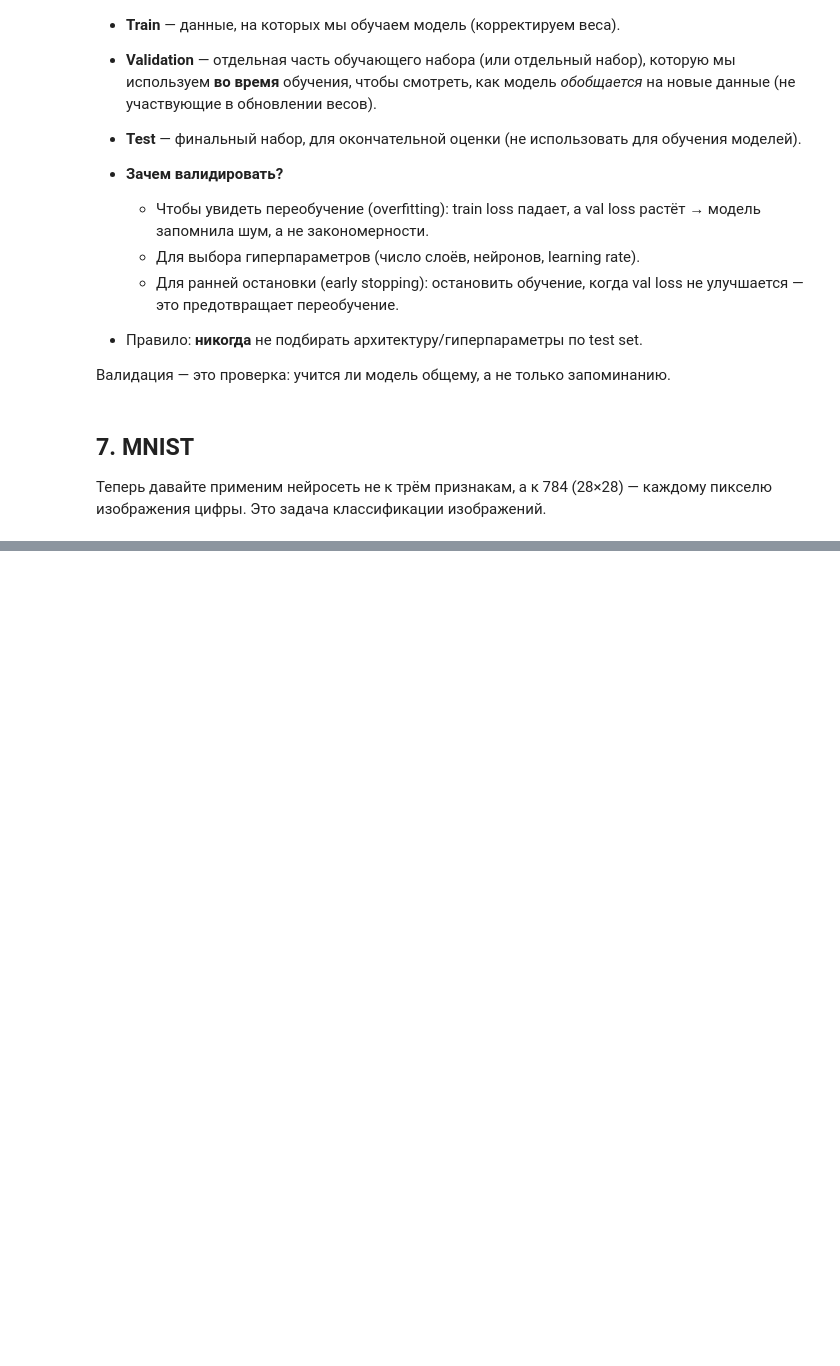
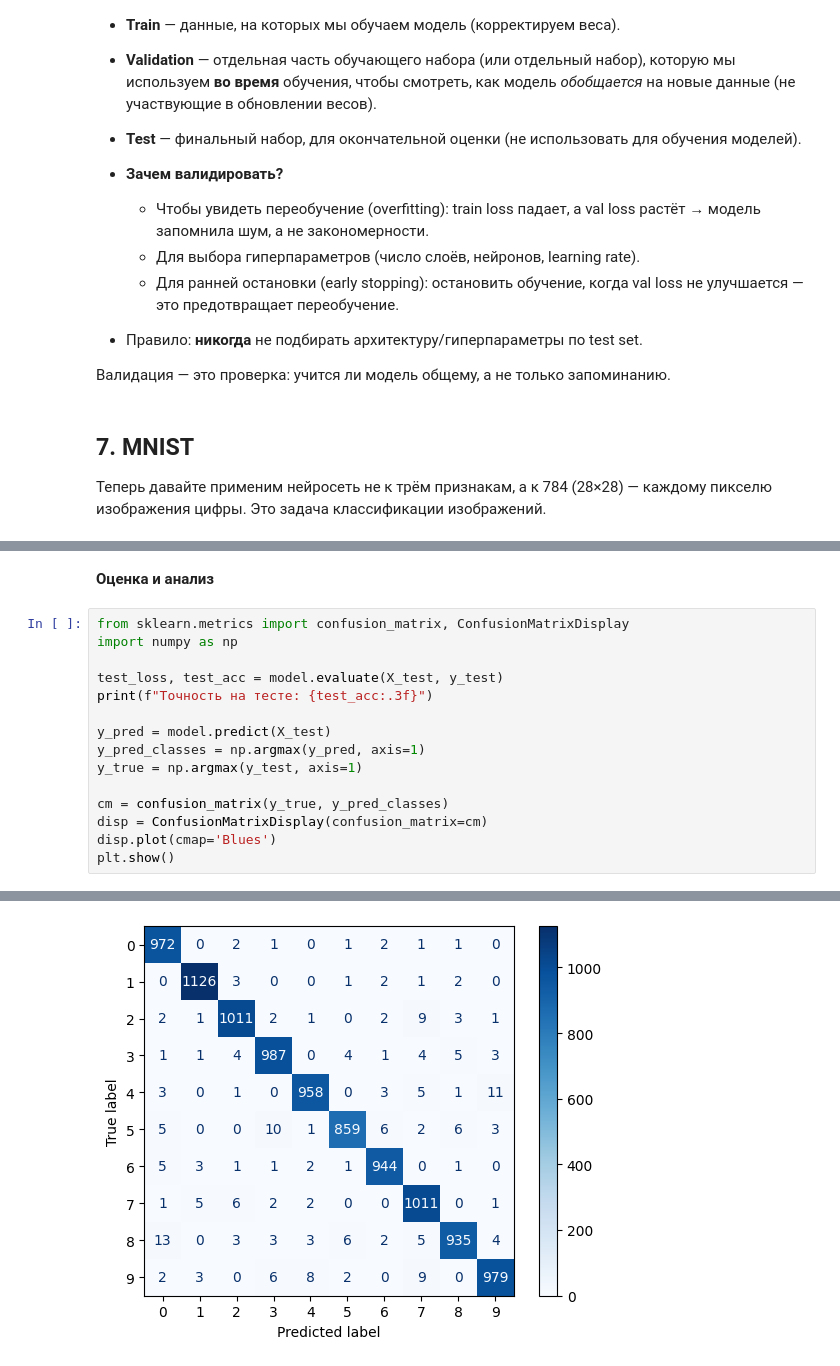
Before and after one commit to danilash/DS_intro, a Jupyter notebook: lessons_notebooks/lesson5.ipynb, the cells around one changed output, grey strips where cells are left out. Saved outputs shown, nothing was run; the diff lists cells and outputs as text; blank space fills up the shorter version.

```diff
--- a/lessons_notebooks/lesson5.ipynb
+++ b/lessons_notebooks/lesson5.ipynb
@@ -365,0 +443,18 @@ Model: "sequential_20"
+# %% [markdown]
+**Оценка и анализ**
+# %%
+from sklearn.metrics import confusion_matrix, ConfusionMatrixDisplay
+import numpy as np
+
+test_loss, test_acc = model.evaluate(X_test, y_test)
+print(f"Точность на тесте: {test_acc:.3f}")
+
+y_pred = model.predict(X_test)
+y_pred_classes = np.argmax(y_pred, axis=1)
+y_true = np.argmax(y_test, axis=1)
+
+cm = confusion_matrix(y_true, y_pred_classes)
+disp = ConfusionMatrixDisplay(confusion_matrix=cm)
+disp.plot(cmap='Blues')
+plt.show()
+# %% [output]
@@ -365,0 +464 @@ Model: "sequential_20"
+[figure, added]
```
Also changed, not shown: parts of 21 cells of this notebook.
